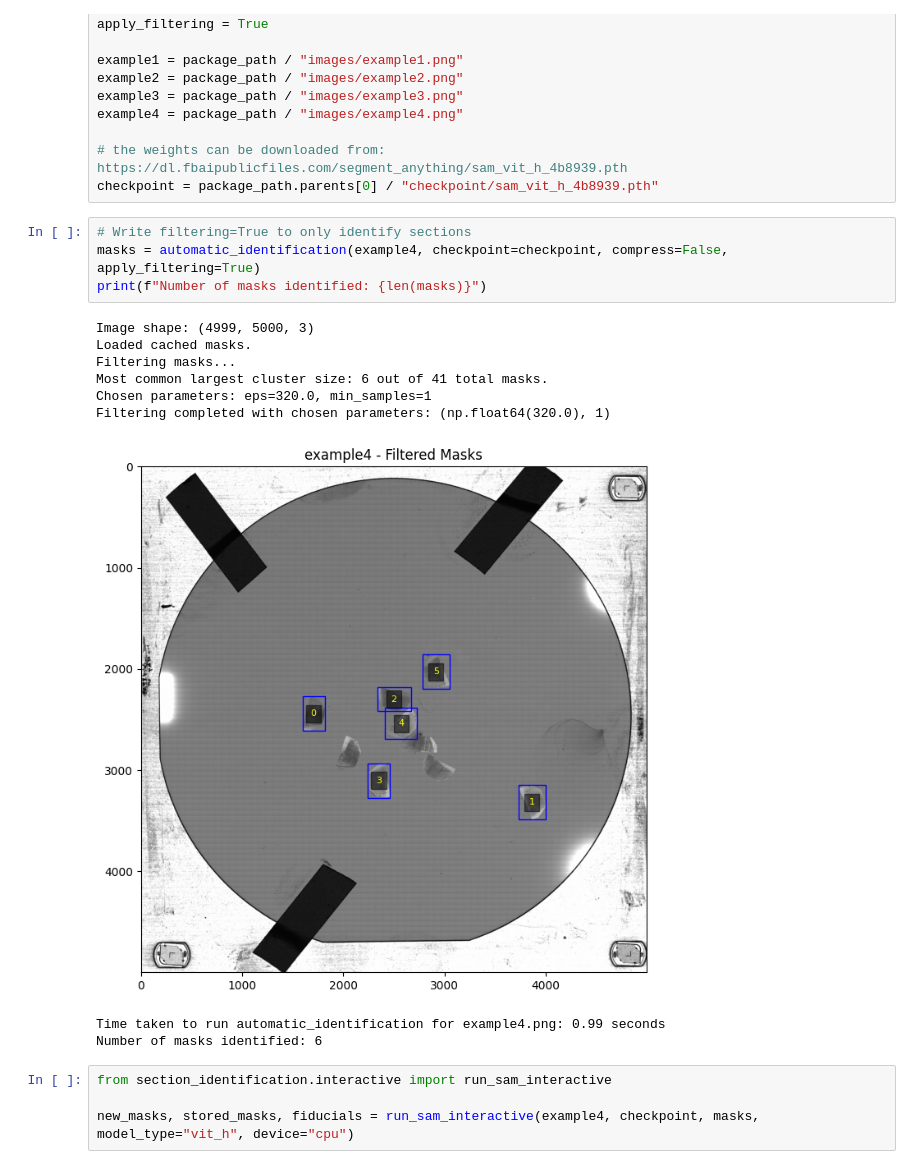
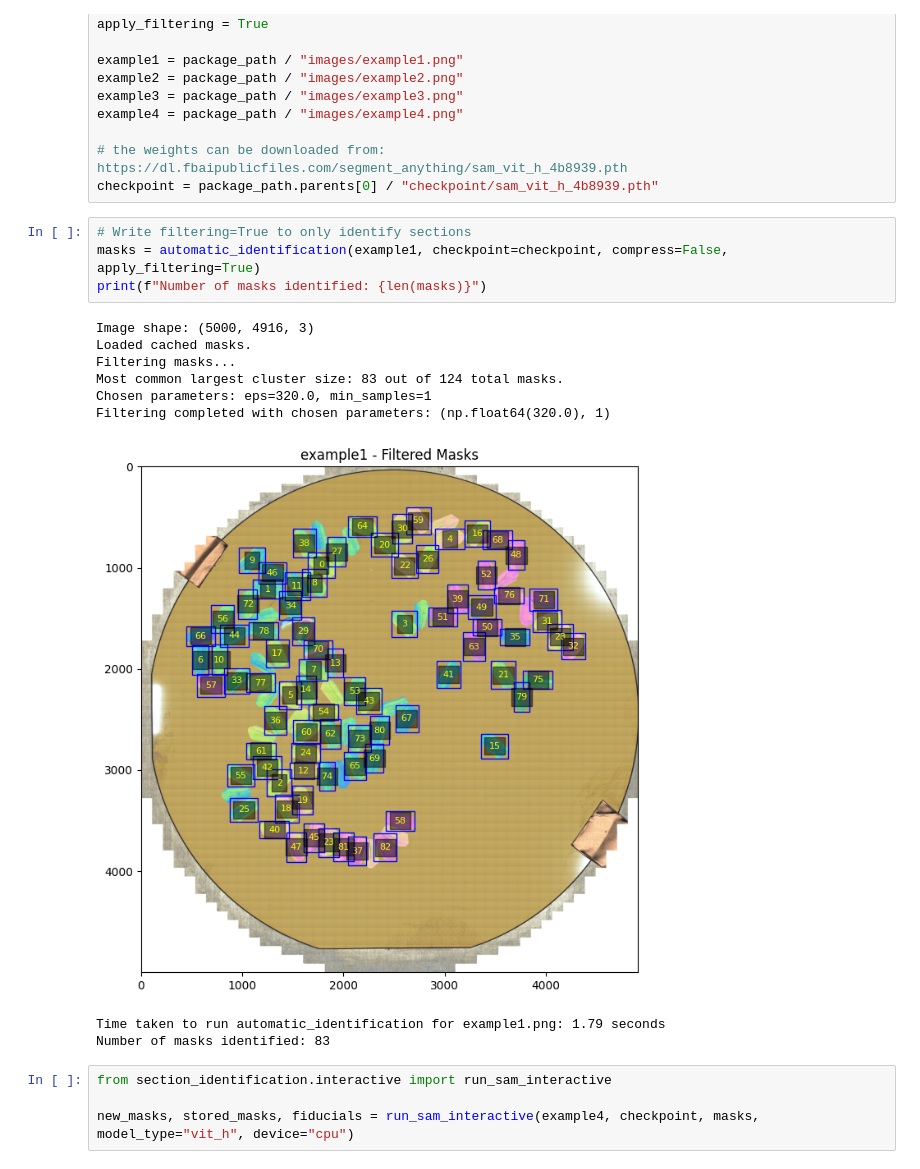
Before and after one commit to fredericoaraujopt/section_identification, a Jupyter notebook: demo.ipynb, the cells around one changed output. Cells and saved outputs as stored; diff of their text form.

```diff
--- a/demo.ipynb
+++ b/demo.ipynb
@@ -17,18 +17,18 @@ example4 = package_path / "images/example4.png"
 checkpoint = package_path.parents[0] / "checkpoint/sam_vit_h_4b8939.pth"
 # %%
 # Write filtering=True to only identify sections
-masks = automatic_identification(example4, checkpoint=checkpoint, compress=False, apply_filtering=True)
+masks = automatic_identification(example1, checkpoint=checkpoint, compress=False, apply_filtering=True)
 print(f"Number of masks identified: {len(masks)}")
 # %% [output]
-Image shape: (4999, 5000, 3)
+Image shape: (5000, 4916, 3)
 Loaded cached masks.
 Filtering masks...
-Most common largest cluster size: 6 out of 41 total masks.
+Most common largest cluster size: 83 out of 124 total masks.
 Chosen parameters: eps=320.0, min_samples=1
 Filtering completed with chosen parameters: (np.float64(320.0), 1)
-[figure, old version]
+[figure, new version]
-Time taken to run automatic_identification for example4.png: 0.99 seconds
-Number of masks identified: 6
+Time taken to run automatic_identification for example1.png: 1.79 seconds
+Number of masks identified: 83
 # %%
 from section_identification.interactive import run_sam_interactive
 
```
Also changed, not shown: parts of 1 cell of this notebook, 2 other files.
